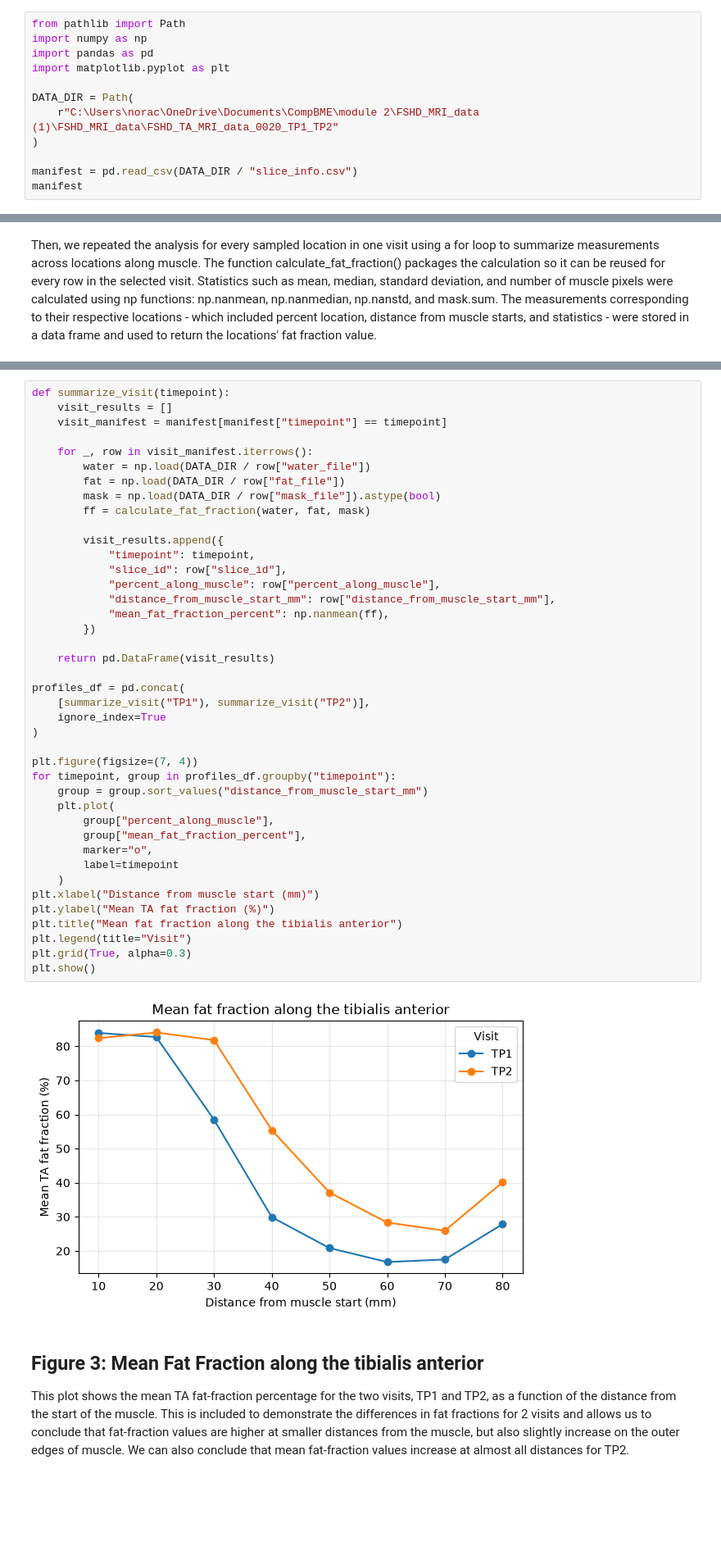
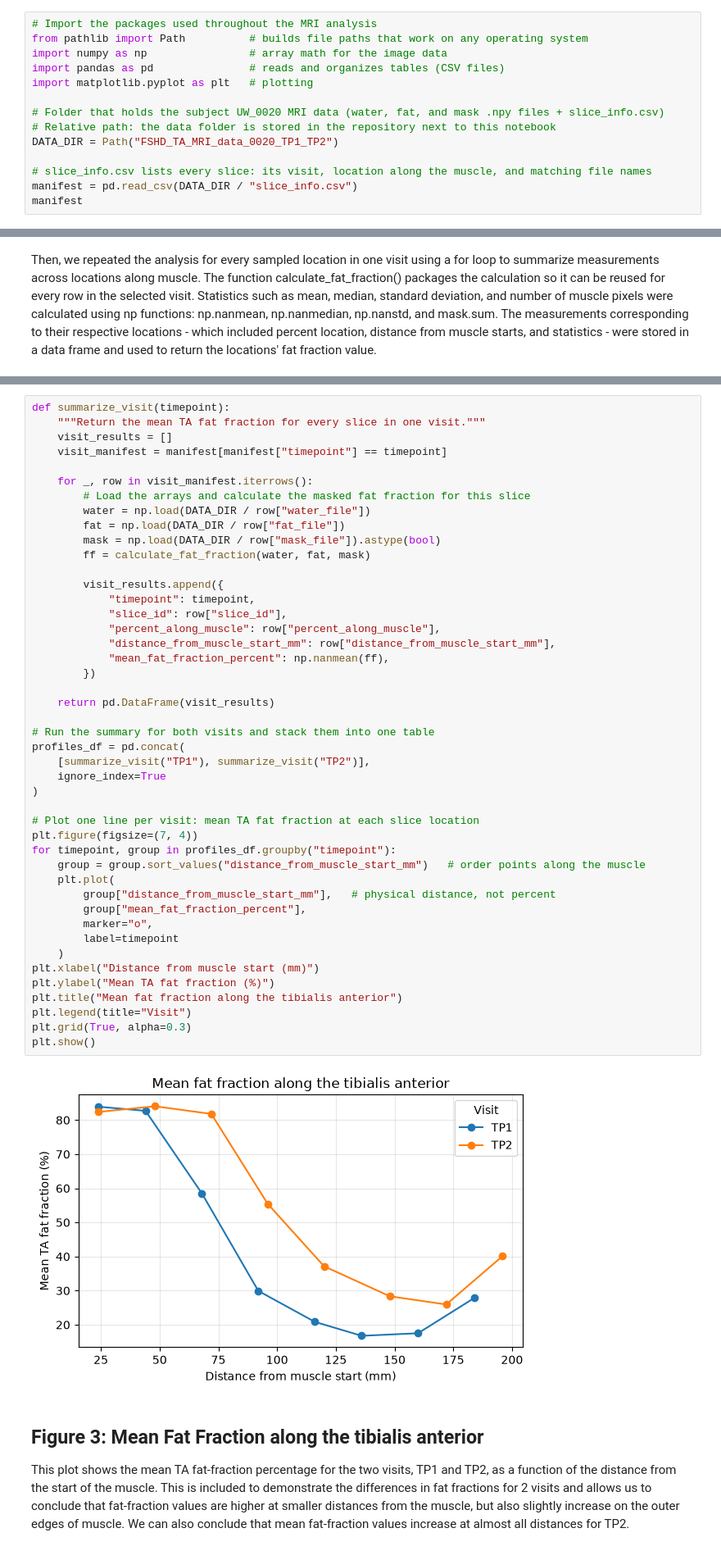
Before and after one commit to alenabhilash03-beep/Module2BME2315, a Jupyter notebook: FSHD_Module2_Project_Template (1).ipynb, the cells around one changed output, grey strips where cells are left out. Shown at 82% size. Cells and saved outputs as stored; diff of their text form; blank space fills up the shorter version.

```diff
--- a/FSHD_Module2_Project_Template (1).ipynb
+++ b/FSHD_Module2_Project_Template (1).ipynb
@@ -143,13 +121,15 @@ To analyze the FSHD data, we began by loading the water, fat, and segmentation-m
 # %%
-from pathlib import Path
-import numpy as np
-import pandas as pd
-import matplotlib.pyplot as plt
+# Import the packages used throughout the MRI analysis
+from pathlib import Path          # builds file paths that work on any operating system
+import numpy as np                # array math for the image data
+import pandas as pd               # reads and organizes tables (CSV files)
+import matplotlib.pyplot as plt   # plotting
 
-DATA_DIR = Path(
-    r"C:\Users\norac\OneDrive\Documents\CompBME\module 2\FSHD_MRI_data (1)\FSHD_MRI_data\FSHD_TA_MRI_data_0020_TP1_TP2"
-)
+# Folder that holds the subject UW_0020 MRI data (water, fat, and mask .npy files + slice_info.csv)
+# Relative path: the data folder is stored in the repository next to this notebook
+DATA_DIR = Path("FSHD_TA_MRI_data_0020_TP1_TP2")
 
+# slice_info.csv lists every slice: its visit, location along the muscle, and matching file names
 manifest = pd.read_csv(DATA_DIR / "slice_info.csv")
 manifest
 # %% [output]
@@ -363,9 +358,11 @@ We compared fat fraction profiles across two visits by repeating the same calcul
 # %%
 def summarize_visit(timepoint):
+    """Return the mean TA fat fraction for every slice in one visit."""
     visit_results = []
     visit_manifest = manifest[manifest["timepoint"] == timepoint]
 
     for _, row in visit_manifest.iterrows():
+        # Load the arrays and calculate the masked fat fraction for this slice
         water = np.load(DATA_DIR / row["water_file"])
         fat = np.load(DATA_DIR / row["fat_file"])
         mask = np.load(DATA_DIR / row["mask_file"]).astype(bool)
@@ -373,36 +370,38 @@ def summarize_visit(timepoint):
 
         visit_results.append({
             "timepoint": timepoint,
             "slice_id": row["slice_id"],
             "percent_along_muscle": row["percent_along_muscle"],
             "distance_from_muscle_start_mm": row["distance_from_muscle_start_mm"],
             "mean_fat_fraction_percent": np.nanmean(ff),
         })
 
     return pd.DataFrame(visit_results)
 
+# Run the summary for both visits and stack them into one table
 profiles_df = pd.concat(
     [summarize_visit("TP1"), summarize_visit("TP2")],
     ignore_index=True
 )
 
+# Plot one line per visit: mean TA fat fraction at each slice location
 plt.figure(figsize=(7, 4))
 for timepoint, group in profiles_df.groupby("timepoint"):
-    group = group.sort_values("distance_from_muscle_start_mm")
+    group = group.sort_values("distance_from_muscle_start_mm")   # order points along the muscle
     plt.plot(
-        group["percent_along_muscle"],
+        group["distance_from_muscle_start_mm"],   # physical distance, not percent
         group["mean_fat_fraction_percent"],
         marker="o",
         label=timepoint
     )
 plt.xlabel("Distance from muscle start (mm)")
 plt.ylabel("Mean TA fat fraction (%)")
 plt.title("Mean fat fraction along the tibialis anterior")
 plt.legend(title="Visit")
 plt.grid(True, alpha=0.3)
 plt.show()
 # %% [output]
-[figure, old version]
+[figure, new version]
 # %% [markdown]
 Figure 3: Mean Fat Fraction along the tibialis anterior
 -
```
Also changed, not shown: parts of 46 cells of this notebook.
